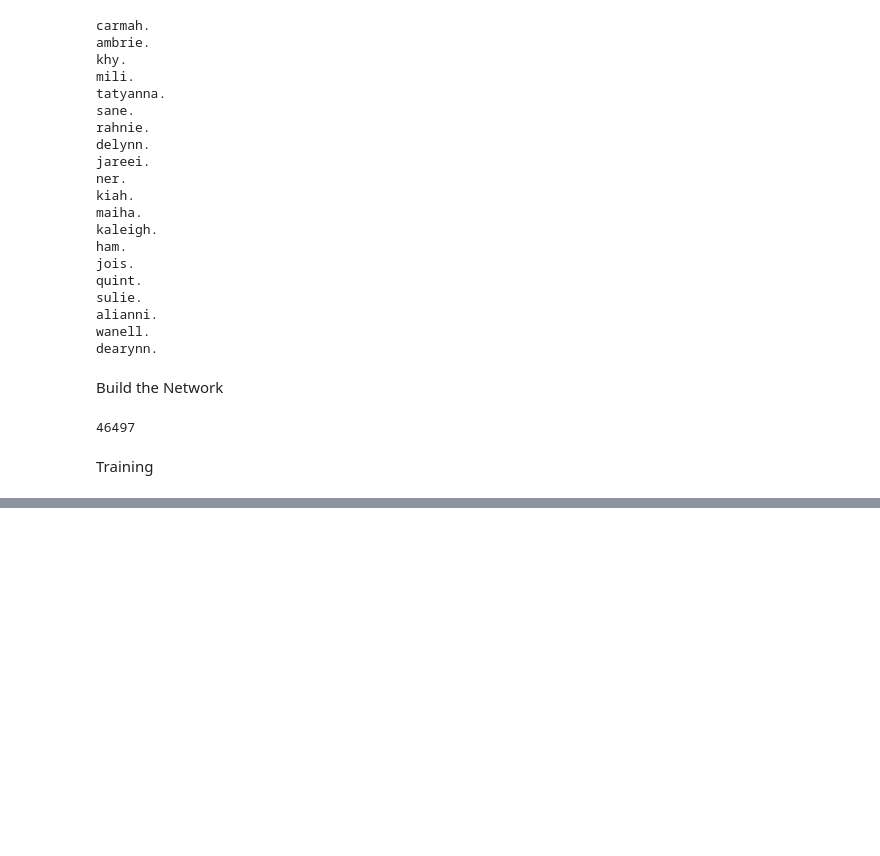
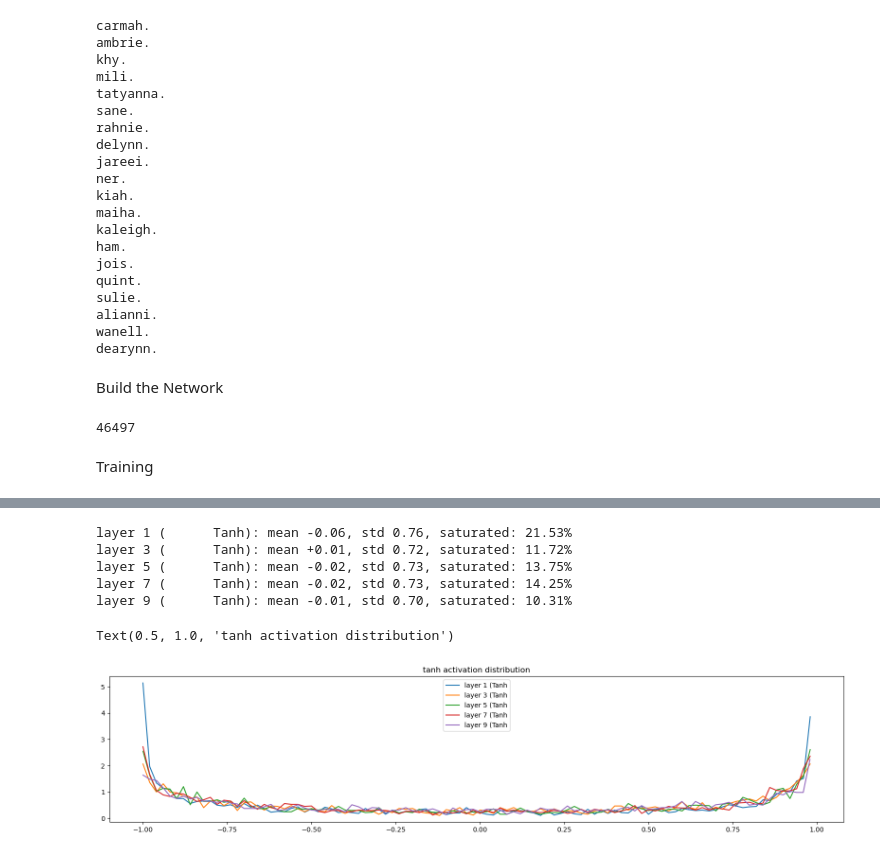
Before and after one commit to priyamore/language-modeling, a Jupyter notebook: mlp_lang_model.ipynb, the cells around one changed output, grey strips where cells are left out. Cells and saved outputs as stored; diff of their text form; code cells hidden in the pictures; blank space fills up the shorter version.

```diff
--- a/mlp_lang_model.ipynb
+++ b/mlp_lang_model.ipynb
@@ -422,6 +423,7 @@ Training
 max_steps = 200000
 batch_size = 32
 losses_at_idx = []
+up_d_ratio =[]
 
 for step in range(max_steps):
     # -------------- MINIBATCH construction --------------
@@ -456,6 +458,10 @@ for step in range(max_steps):
         print(f'{step:7d}/{max_steps:7d}:{loss.item():.4f}')
 
     losses_at_idx.append(loss.log10().item())
+    with torch.no_grad():
+        up_d_ratio.append([(l_rate*p.grad.std()/p.data.std()).log10().item() for p in params])
+    if step >= 1000:
+        break
 
 # print(f'{loss=}')
 # %% [output]
@@ -481,0 +479,21 @@ for step in range(max_steps):
+# %%
+plt.figure(figsize=(20, 4))
+legends = []
+for i, layer in enumerate(layers[:-1]): # except the softmax layer
+    if isinstance(layer, Tanh):
+        out = layer.out
+        print('layer %d (%10s): mean %+.2f, std %.2f, saturated: %.2f%%' % (i, layer.__class__.__name__, out.mean(), out.std(), (out.abs() > 0.97).float().mean() * 100))
+        h_y, h_x = torch.histogram(out, density=True)
+        plt.plot(h_x[:-1].detach(), h_y.detach())
+        legends.append(f'layer {i} ({layer.__class__.__name__}')
+
+plt.legend(legends);
+plt.title('tanh activation distribution')
+# %% [output]
+layer 1 (      Tanh): mean -0.06, std 0.76, saturated: 21.53%
+layer 3 (      Tanh): mean +0.01, std 0.72, saturated: 11.72%
+layer 5 (      Tanh): mean -0.02, std 0.73, saturated: 13.75%
+layer 7 (      Tanh): mean -0.02, std 0.73, saturated: 14.25%
+layer 9 (      Tanh): mean -0.01, std 0.70, saturated: 10.31%
+Text(0.5, 1.0, 'tanh activation distribution')
+[figure, added]
```
Also changed, not shown: parts of 12 cells of this notebook.
